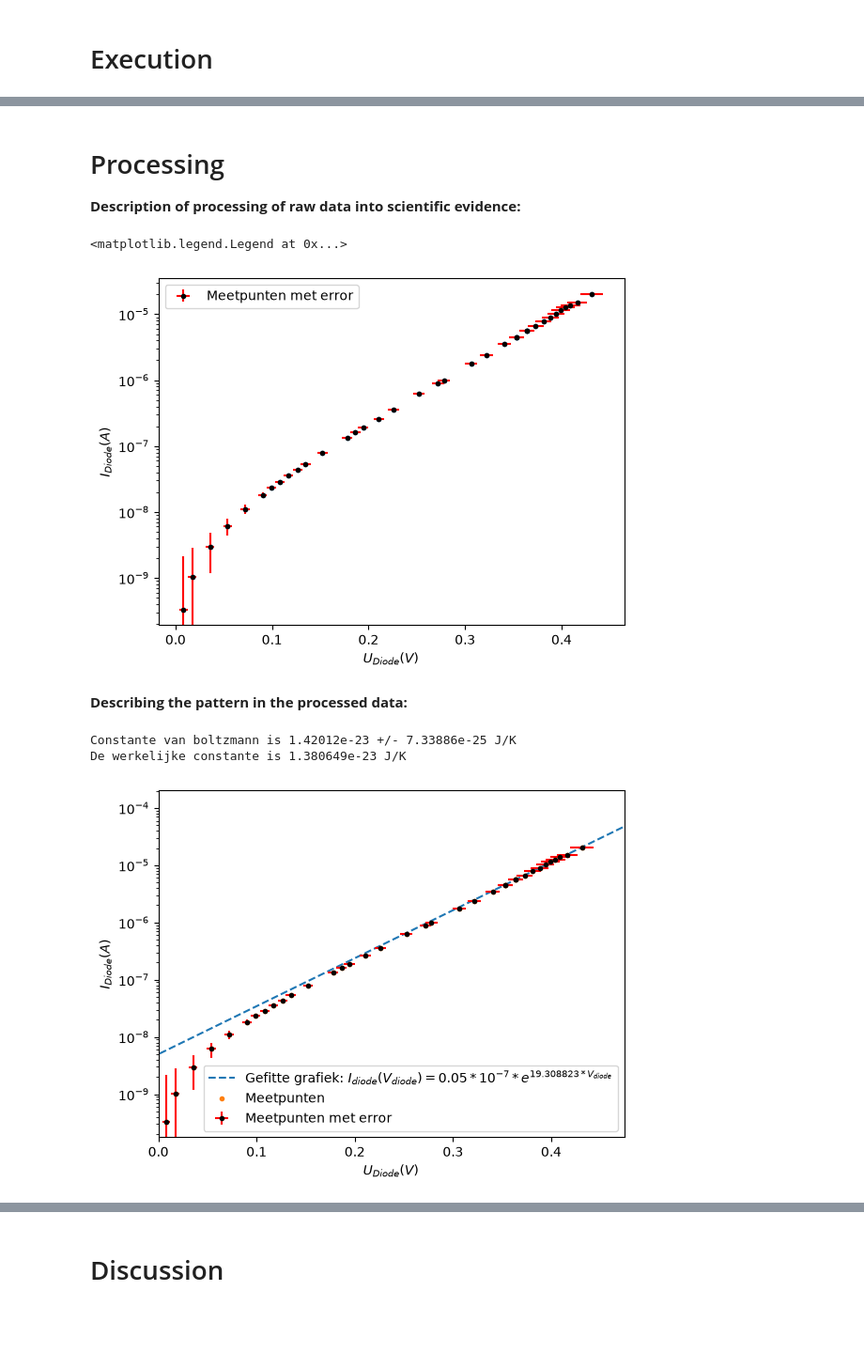
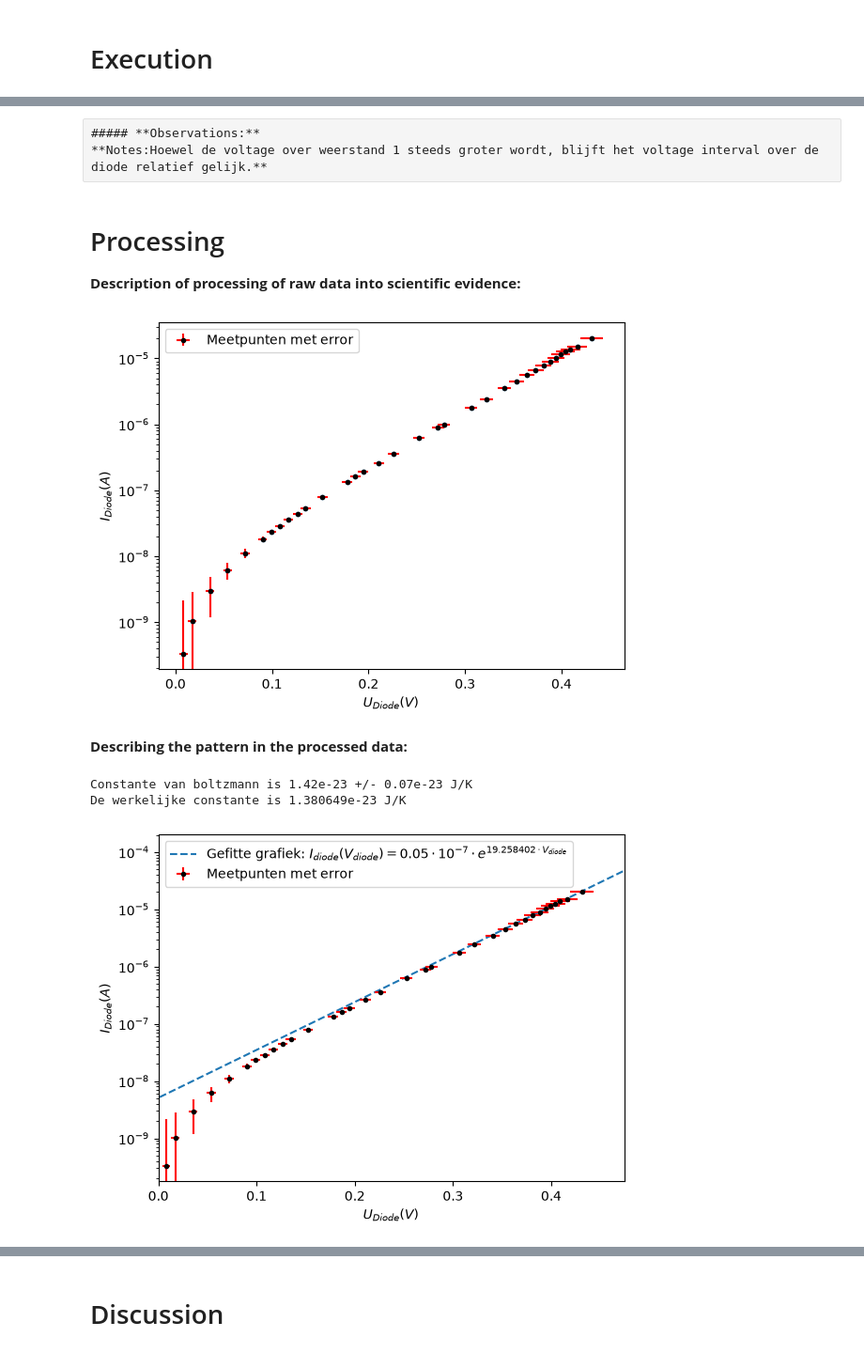
Before and after one commit to KoenHeide1/IP2-Thermo-, a Jupyter notebook: Labjournaal voor IP2/Inlevermateriaal.ipynb, the cells around one changed output, grey strips where cells are left out. Shown at 94% size. Drawn from its saved outputs; the diff is of its cells as text; code cells hidden in the pictures; blank space fills up the shorter version.

Commit message:
Laatste aanpassingen voor inleveren

```diff
--- a/Labjournaal voor IP2/Inlevermateriaal.ipynb
+++ b/Labjournaal voor IP2/Inlevermateriaal.ipynb
@@ -37,30 +37,31 @@ from scipy.constants import Boltzmann as K_B
 # Execution
 # %%
 # Measurements: Explain the names of variables provide only raw data in np.arrays!
-#Ruwe data + onzekerheden
+
+#Onzekerheden
 def vijfhalf(x):
-    for i in range(len(U_R2)):
-        if U_R2[i]<= 0.2:
+    for i in range(len(U_R1)):
+        if U_R1[i]<= 0.2:                                            #Er zijn 2 instellingen gebruit voor het meten van de spanning van de spanningsmeter vijfhalf.
             afstelling = 0.2 #Volt
             percentage = 0.004
-        if U_R2[i]>= 0.2:
+        if U_R1[i]>= 0.2:
             afstelling = 2     #Volt
             percentage = 0.003
-    return 0.015*10**-2 *x +percentage*10**-2*afstelling                         #om de spanning over de weerstand te meten is er gewisseld over de afstellingen.
+    return 0.015*10**-2 *x +percentage*10**-2*afstelling
 
 def driehalf(x):
     afstelling = 40 #Volt
     return 0.7*10**-2 * x+0.01*10**-2*afstelling               #0.7%*aflezing + 0.01%*afstelling
 def vijfhalf_weerstand(x):
     afstelling = 2 # K.Ohm
-    return 0.02*10**-2*x+0.003*10**-2*afstelling                   #0.02%*x+0.003%*afstelling (voor iedere afstelling)
+    return 0.02*10**-2*x+0.003*10**-2*afstelling                   #0.02%*x+0.003%*afstelling
 
-#Constante
+#Gemeten weerstanden
 R1=33.149*10**3                          #33 K.Ohm
 R2= 0.99466*10**3                        #1 K.Ohm
 R3=100.440                               #100 Ohm
 
-Onzekerheid_R1=vijfhalf_weerstand(R1)
+Onzekerheid_R1=vijfhalf_weerstand(R1)+0.2 #Ohm wegens gebruik gemaakt van perform 2-wire.
 q=-1.6022e-19
 n=2
 Onzekerheid_n=0.1
@@ -69,12 +70,12 @@ Temperatuur_in_celsius=19
 Kelvin_bijnulgraden=273.15
 T= Kelvin_bijnulgraden+ Temperatuur_in_celsius
 
-Onzekerheid_T=3
+Onzekerheid_T=2.0
 
 Verhouding=R3/(R3+R2)
 
 #Ruwe data
-U_R1=np.array([0.011,0.034,0.099,0.204,0.367,0.606,0.765,0.956,1.180,1.453,1.773,2.594,4.457,5.299,6.240,8.630,11.684,20.939,29.430,32.875,58.750,79.943,116.073,149.275,184.470,149.303, 184.510,221.16,259.04,297.78,337.64,377.67,418.34,459.48,501.03,676.76])*10**-3                             #U_R = met 51/2
-Onzekerheid_UR2=vijfhalf(U_R1)
-U_bron=np.array([0.09,0.19,0.39,0.59,0.79,0.99,1.09,1.19,1.29,1.4,1.49,1.69,1.99,2.09,2.19,2.39,2.59,2.98,3.285,3.39,3.98,4.38,4.98,5.48,5.98,5.48,5.98,6.48,6.98, 7.48,7.98,8.47,8.97,9.47,10.00,12.08     ])*Verhouding                             #3 1/2
+U_R1=np.array([0.011,0.034,0.099,0.204,0.367,0.606,0.765,0.956,1.180,1.453,1.773,2.594,4.457,5.299,6.240,8.630,11.684,20.939,29.430,32.875,58.750,79.943,116.073,149.275,184.470,221.16,259.04,297.78,337.64,377.67,418.34,459.48,501.03,676.76])*10**-3          #Het is gemeten in milivolt.
+Onzekerheid_UR1=vijfhalf(U_R1)
+U_bron=np.array([0.09,0.19,0.39,0.59,0.79,0.99,1.09,1.19,1.29,1.4,1.49,1.69,1.99,2.09,2.19,2.39,2.59,2.98,3.285,3.39,3.98,4.38,4.98,5.48,5.98,6.48,6.98, 7.48,7.98,8.47,8.97,9.47,10.00,12.08])*Verhouding
 Onzekerheid_Ubron=driehalf(U_bron)
@@ -84,3 +82,6 @@ Onzekerheid_Ubron=driehalf(U_bron)
+# %% [raw]
+##### **Observations:**
+**Notes:Hoewel de voltage over weerstand 1 steeds groter wordt, blijft het voltage interval over de diode relatief gelijk.**
 # %% [markdown]
 # Processing
 **Description of processing of raw data into scientific evidence:**
@@ -102,6 +98,5 @@ Onzekerheid_ID = I_D*np.sqrt(((Onzekerheid_UR1/U_R1)**2)+((Onzekerheid_R1/R1)**2
 # %%
 #Plot
-#loglog plot maken
 xerr= Onzekerheid_UD
 yerr= Onzekerheid_ID
 plt.figure
@@ -111,48 +106,50 @@ plt.xlabel('$U_{Diode} (V)$')
 plt.ylabel('$I_{Diode} (A)$')
 plt.yscale('log')
 plt.legend()
+
+
+#Opslaan grafiek
+plt.savefig("punten.png", dpi=400, bbox_inches="tight")
 # %% [output]
-<matplotlib.legend.Legend at 0x...>
 [figure]
 # %% [markdown]
 **Describing the pattern in the processed data:**
 # %%
 #Calculations of e.a. measurement uncertainties, and providing final answers.
-#De fitfunctie: Hierbij is c gelijk aan I0.
+#De fitfunctie: Hierbij is c gelijk aan I0 en de b is gelijk aan -q/(n*k_B*T).
 def functie(x,b,c):
     return c*np.e**(b*x)
 
 
 values,covariances=curve_fit(functie, U_D[U_D>0.1],I_D[U_D>0.1]) #U_D moet groter zijn dan 0.1 omdat vanaf 0.1 Volt er een lineaire lijn te bepalen is volgens de fitfunctie
 helling_b=values[0]
 afsnede_c=values[1]
 Onzekerheid_b=np.sqrt(covariances[0,0])
 
 #testlijn maken
 x_test = np.linspace(-1*min(U_D),1.2*max(U_D),1000)
 y_test = functie(x_test,values[0],values[1])
-plt.plot(x_test,y_test,'--', label='Gefitte grafiek: $ I_{diode}(V_{diode}) = %.2f*10^{-7} * e^{%f * V_{diode}} $' %(values[1]*10**7,values[0]))
+plt.plot(x_test,y_test,'--', label='Gefitte grafiek: $ I_{diode}(V_{diode}) = %.2f\\cdot10^{-7} \\cdot e^{%f \\cdot V_{diode}} $' %(values[1]*10**7,values[0]))
 plt.xlim(0,1.1*max(U_D))
 plt.yscale('log')
 
 plt.xlabel('$U_{Diode} (V)$')
 plt.ylabel('$I_{Diode} (A)$')
-plt.plot(U_D,I_D,'.', label = 'Meetpunten')
 plt.errorbar(U_D,I_D,fmt = 'k.',xerr=xerr,yerr=yerr,ecolor = 'r',label = 'Meetpunten met error')
 plt.legend()
 
 #Boltzmann berekenen
 k_B =-q/(helling_b*n*T)
 Onzekerheid_k_B=k_B*np.sqrt((Onzekerheid_b/helling_b)**2+(Onzekerheid_n/n)**2+(Onzekerheid_T/T)**2)
-print('Constante van boltzmann is %.5e +/- %.5e J/K'%(k_B,Onzekerheid_k_B))
+print('Constante van boltzmann is %.2e +/- %.2fe-23 J/K'%(k_B,Onzekerheid_k_B*10**23))
 print('De werkelijke constante is',K_B,  'J/K')
 
-
+#Opslaan grafiek
 plt.savefig("punten met een gefitte lijn.png", dpi=400, bbox_inches="tight")
 # %% [output]
-Constante van boltzmann is 1.42012e-23 +/- 7.33886e-25 J/K
+Constante van boltzmann is 1.42e-23 +/- 0.07e-23 J/K
 De werkelijke constante is 1.380649e-23 J/K
-[figure, old version]
+[figure, new version]
 # %%
 #Residual
 Waardes= functie(U_D,values[0],values[1])
```
Also changed, not shown: parts of 3 cells of this notebook, 3 other files.
